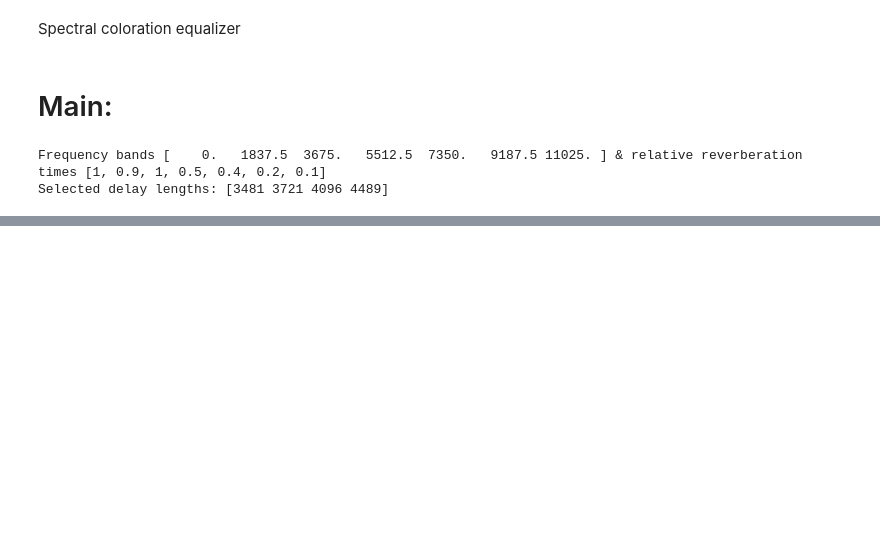
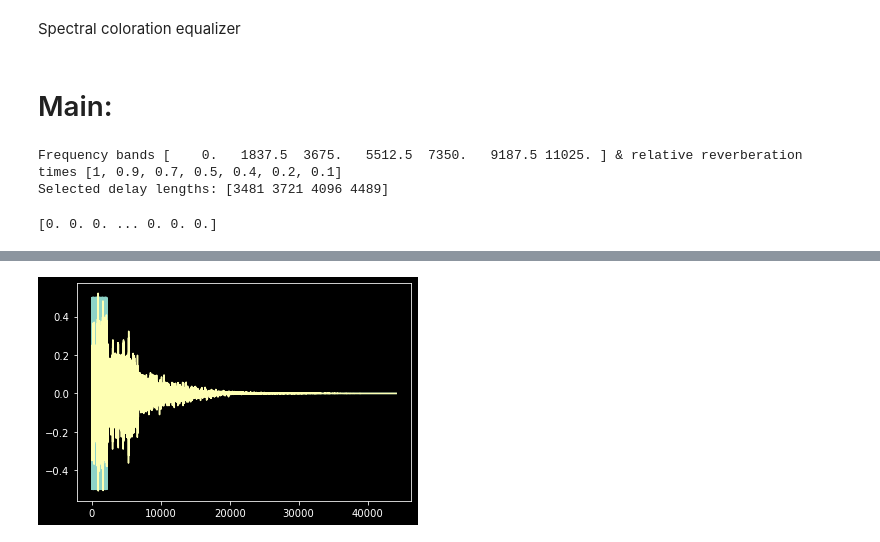
Before and after one commit to FredReeva/SASP-FDN-Dereverb, a Jupyter notebook: SASP Project/FDNReverb.ipynb, the cells around one changed output, grey strips where cells are left out. Cells and saved outputs as stored; diff of their text form; code cells hidden in the pictures; blank space fills up the shorter version.

```diff
--- a/SASP Project/FDNReverb.ipynb
+++ b/SASP Project/FDNReverb.ipynb
@@ -232,7 +234,7 @@ def spectralEqualizer(x, t60, fs):
 # test signal
 
 fs = 22050
-signal = np.append(np.sin(2*np.pi*440*np.arange(0,0.1,1/fs)),np.zeros(15000)) #sp.signal.unit_impulse(22050)
+signal = np.append(0.5*np.sin(2*np.pi*440*np.arange(0,0.1,1/fs)),np.zeros(15000)) #sp.signal.unit_impulse(22050)
 # %%
 # parameters
 
@@ -245,8 +247,8 @@ b = np.ones(N)
 c = np.ones(N)
 
 # reverberation time should be function of frequency, from 0 to fs/2
-T=9 # filter taps
-t60 = [1, 0.9, 1, 0.5, 0.4, 0.2, 0.1]
+T=7 # filter taps
+t60 = [1, 0.9, 0.7, 0.5, 0.4, 0.2, 0.1]
 freqs = np.array([0, fs/(2*6), 2*fs/(2*6), 3*fs/(2*6), 4*fs/(2*6), 5*fs/(2*6), fs/2])
 print('Frequency bands {0} & relative reverberation times {1}'.format(freqs, t60))
 
@@ -279,7 +281,7 @@ M = M[:N]
 print('Selected delay lengths:',M)
 # TODO: select numbers according to min desired length
 # %% [output]
-Frequency bands [    0.   1837.5  3675.   5512.5  7350.   9187.5 11025. ] & relative reverberation times [1, 0.9, 1, 0.5, 0.4, 0.2, 0.1]
+Frequency bands [    0.   1837.5  3675.   5512.5  7350.   9187.5 11025. ] & relative reverberation times [1, 0.9, 0.7, 0.5, 0.4, 0.2, 0.1]
 Selected delay lengths: [3481 3721 4096 4489]
 # %%
 # feedback matrices
@@ -377,0 +365,17 @@ print(p[6:-4:-1])
+# %%
+# tone equalization filter
+
+a, b = spectralEqualizer(t60, fs)
+output = sp.signal.lfilter(a, b, np.sum(out, axis= 0))
+print(np.sum(out[:][:], axis= 0))
+
+# final result
+sig = np.append(signal, np.zeros(output.size-signal.size))
+output = output + sig*d
+# %% [output]
+[0. 0. 0. ... 0. 0. 0.]
+# %%
+plt.plot(sig)
+plt.plot(output)
+ipd.display(ipd.Audio(output, rate=fs))
+# %% [output]
@@ -377,0 +383 @@ print(p[6:-4:-1])
+[figure, added]
```
Also changed, not shown: parts of 5 cells of this notebook.
